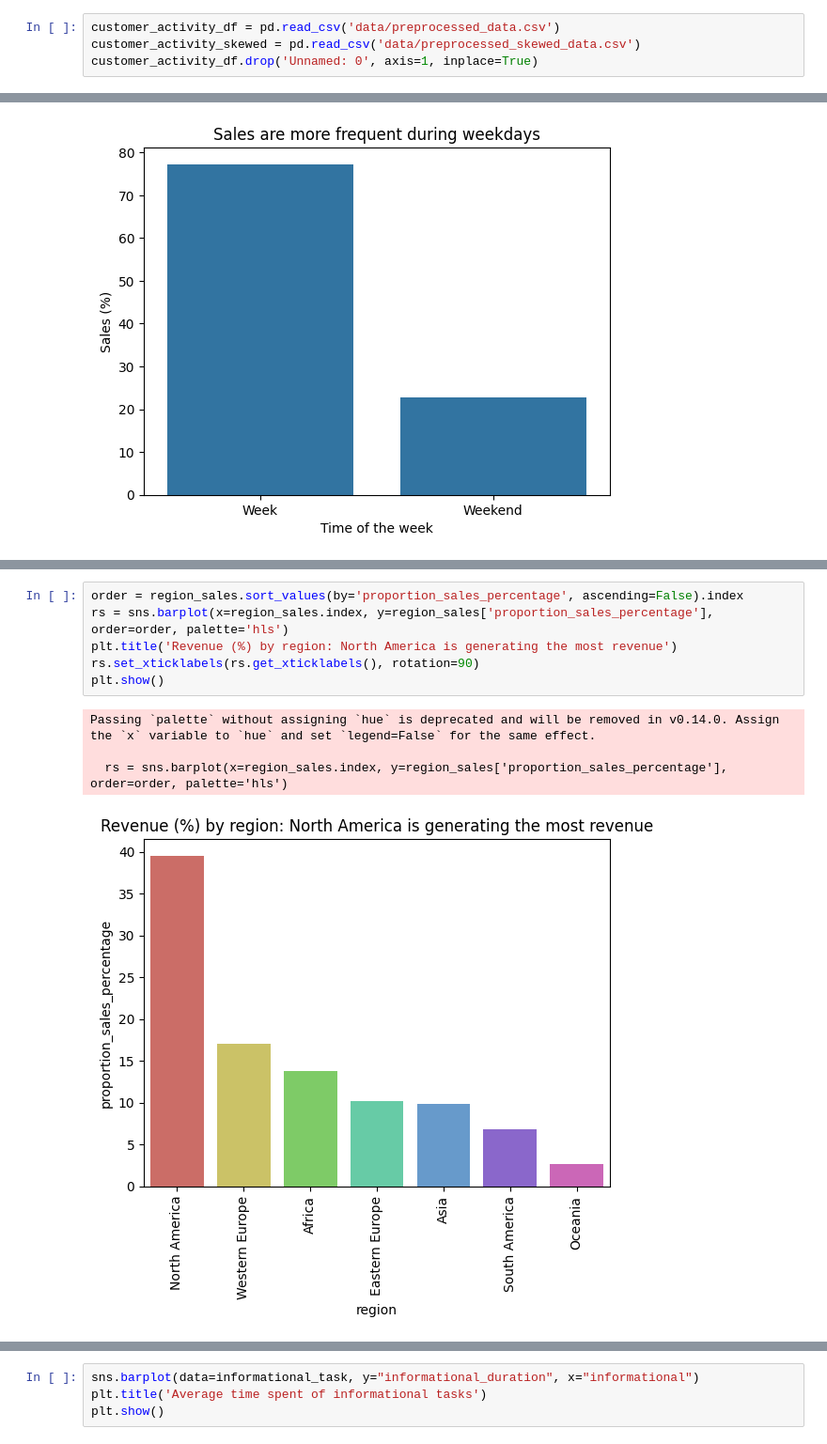
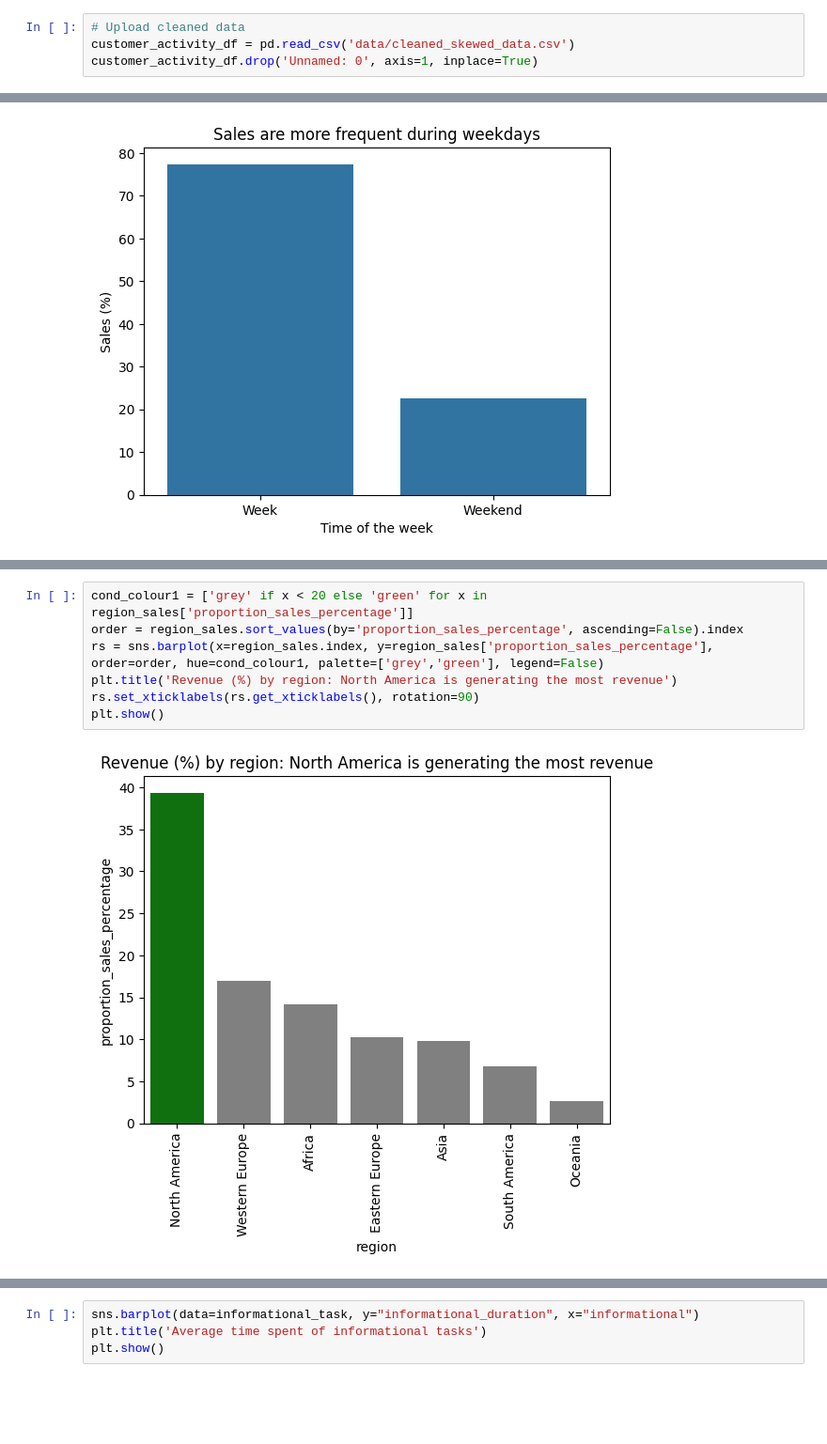
Before and after one commit to selvatica-36/Exploratory-data-analysis---Online-shopping-in-retail, a Jupyter notebook: business_analysis_report.ipynb, the cells around one changed output, grey strips where cells are left out. Shown at 94% size. Cells and saved outputs as stored; diff of their text form; blank space fills up the shorter version.

```diff
--- a/business_analysis_report.ipynb
+++ b/business_analysis_report.ipynb
@@ -60,7 +60,7 @@ import pandas as pd
 import seaborn as sns
 import matplotlib.pyplot as plt
 # %%
-customer_activity_df = pd.read_csv('data/preprocessed_data.csv')
-customer_activity_skewed = pd.read_csv('data/preprocessed_skewed_data.csv')
+# Upload cleaned data
+customer_activity_df = pd.read_csv('data/cleaned_skewed_data.csv')
 customer_activity_df.drop('Unnamed: 0', axis=1, inplace=True)
 # %%
@@ -152,13 +158,11 @@ region_sales
 # %%
+cond_colour1 = ['grey' if x < 20 else 'green' for x in region_sales['proportion_sales_percentage']]
 order = region_sales.sort_values(by='proportion_sales_percentage', ascending=False).index
-rs = sns.barplot(x=region_sales.index, y=region_sales['proportion_sales_percentage'], order=order, palette='hls')
+rs = sns.barplot(x=region_sales.index, y=region_sales['proportion_sales_percentage'], order=order, hue=cond_colour1, palette=['grey','green'], legend=False)
 plt.title('Revenue (%) by region: North America is generating the most revenue')
 rs.set_xticklabels(rs.get_xticklabels(), rotation=90)
 plt.show()
 # %% [output]
-Passing `palette` without assigning `hue` is deprecated and will be removed in v0.14.0. Assign the `x` variable to `hue` and set `legend=False` for the same effect.
-
-  rs = sns.barplot(x=region_sales.index, y=region_sales['proportion_sales_percentage'], order=order, palette='hls')
-[figure, old version]
+[figure, new version]
 # %% [markdown]
 ### ***Is there any particular website traffic that stands out when generating sales?***
```
Also changed, not shown: parts of 61 cells of this notebook.
